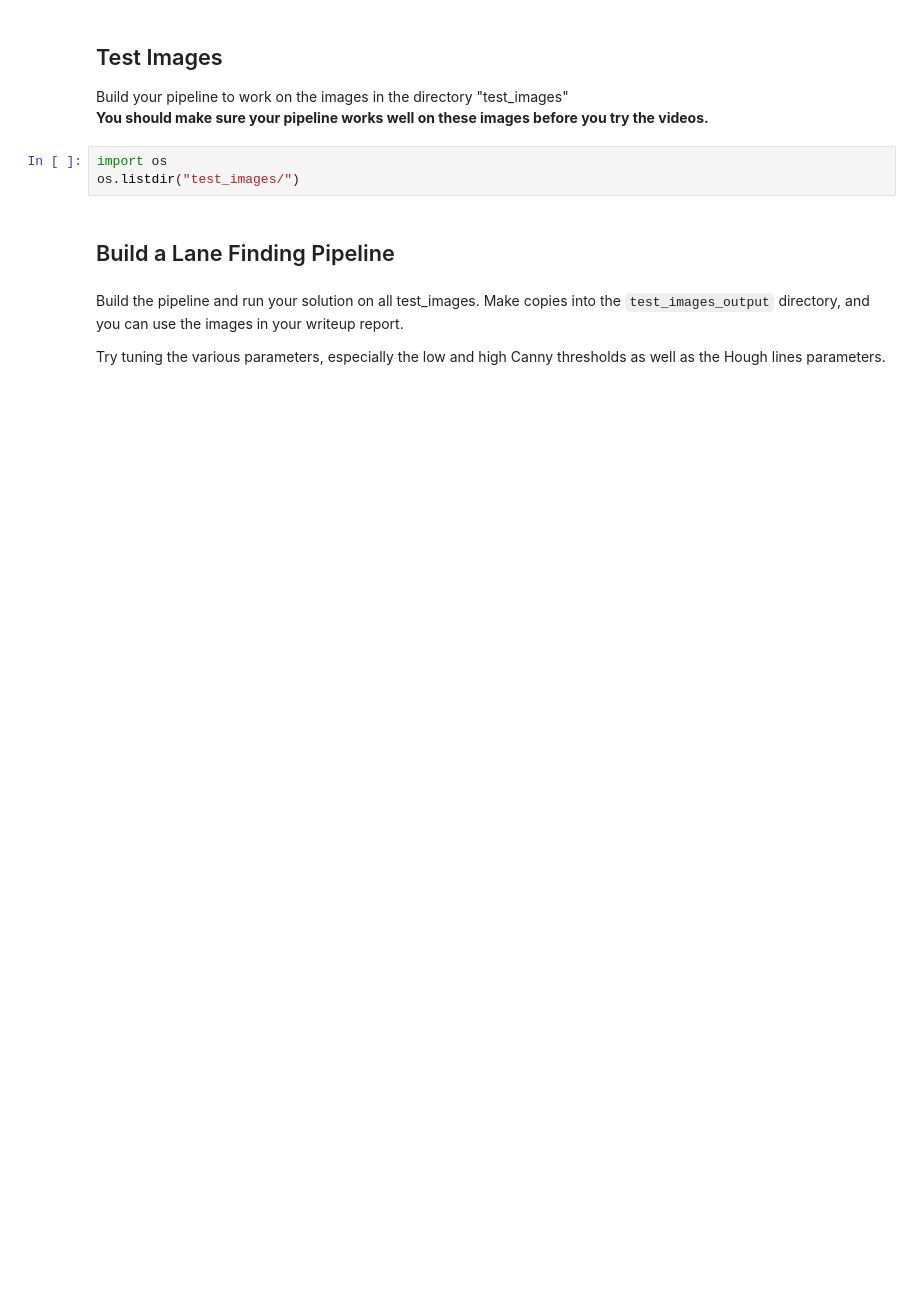
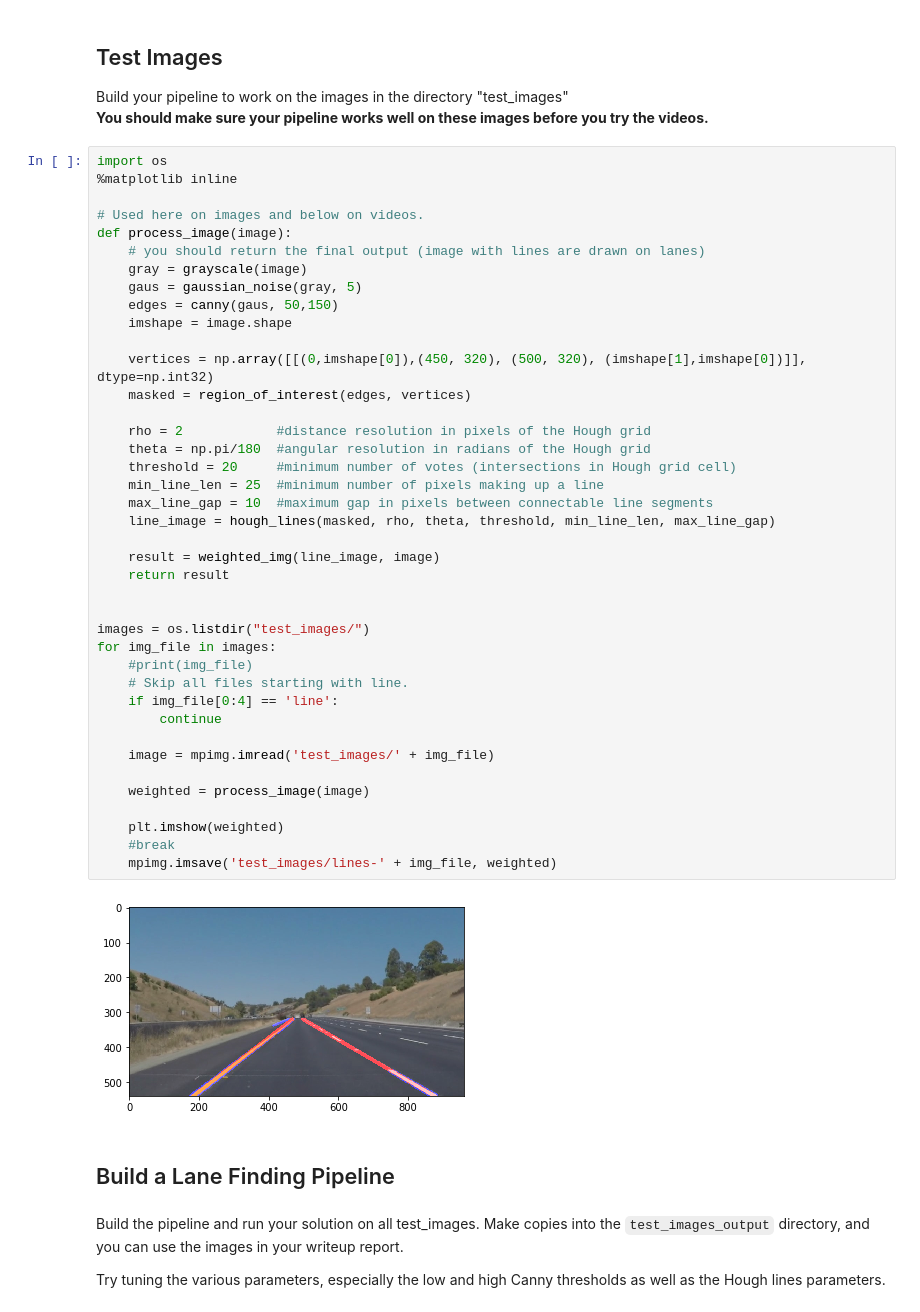
Before and after one commit to miaojiang1987/CarND, a Jupyter notebook: CarND-LaneLines-P1/P1.ipynb, the cells around one changed output. Drawn from its saved outputs; the diff is of its cells as text; blank space fills up the shorter version.

Commit message:
Subtmit code and images

```diff
--- a/CarND-LaneLines-P1/P1.ipynb
+++ b/CarND-LaneLines-P1/P1.ipynb
@@ -177,9 +247,48 @@ def weighted_img(img, initial_img, α=0.8, β=1., γ=0.):
 
 Build your pipeline to work on the images in the directory "test_images"
 **You should make sure your pipeline works well on these images before you try the videos.**
-# %%
-import os
-os.listdir("test_images/")
+# %%
+import os
+%matplotlib inline
+
+# Used here on images and below on videos.
+def process_image(image):
+    # you should return the final output (image with lines are drawn on lanes)
+    gray = grayscale(image)
+    gaus = gaussian_noise(gray, 5)
+    edges = canny(gaus, 50,150)
+    imshape = image.shape
+
+    vertices = np.array([[(0,imshape[0]),(450, 320), (500, 320), (imshape[1],imshape[0])]], dtype=np.int32)
+    masked = region_of_interest(edges, vertices)
+
+    rho = 2            #distance resolution in pixels of the Hough grid
+    theta = np.pi/180  #angular resolution in radians of the Hough grid
+    threshold = 20     #minimum number of votes (intersections in Hough grid cell)
+    min_line_len = 25  #minimum number of pixels making up a line
+    max_line_gap = 10  #maximum gap in pixels between connectable line segments
+    line_image = hough_lines(masked, rho, theta, threshold, min_line_len, max_line_gap)
+
+    result = weighted_img(line_image, image)
+    return result
+
+
+images = os.listdir("test_images/")
+for img_file in images:
+    #print(img_file)
+    # Skip all files starting with line.
+    if img_file[0:4] == 'line':
+        continue
+
+    image = mpimg.imread('test_images/' + img_file)
+
+    weighted = process_image(image)
+
+    plt.imshow(weighted)
+    #break
+    mpimg.imsave('test_images/lines-' + img_file, weighted)
+# %% [output]
+[figure, added]
 # %% [markdown]
 ## Build a Lane Finding Pipeline
 # %% [markdown]
```
Also changed, not shown: parts of 8 cells of this notebook, 8 other files.
